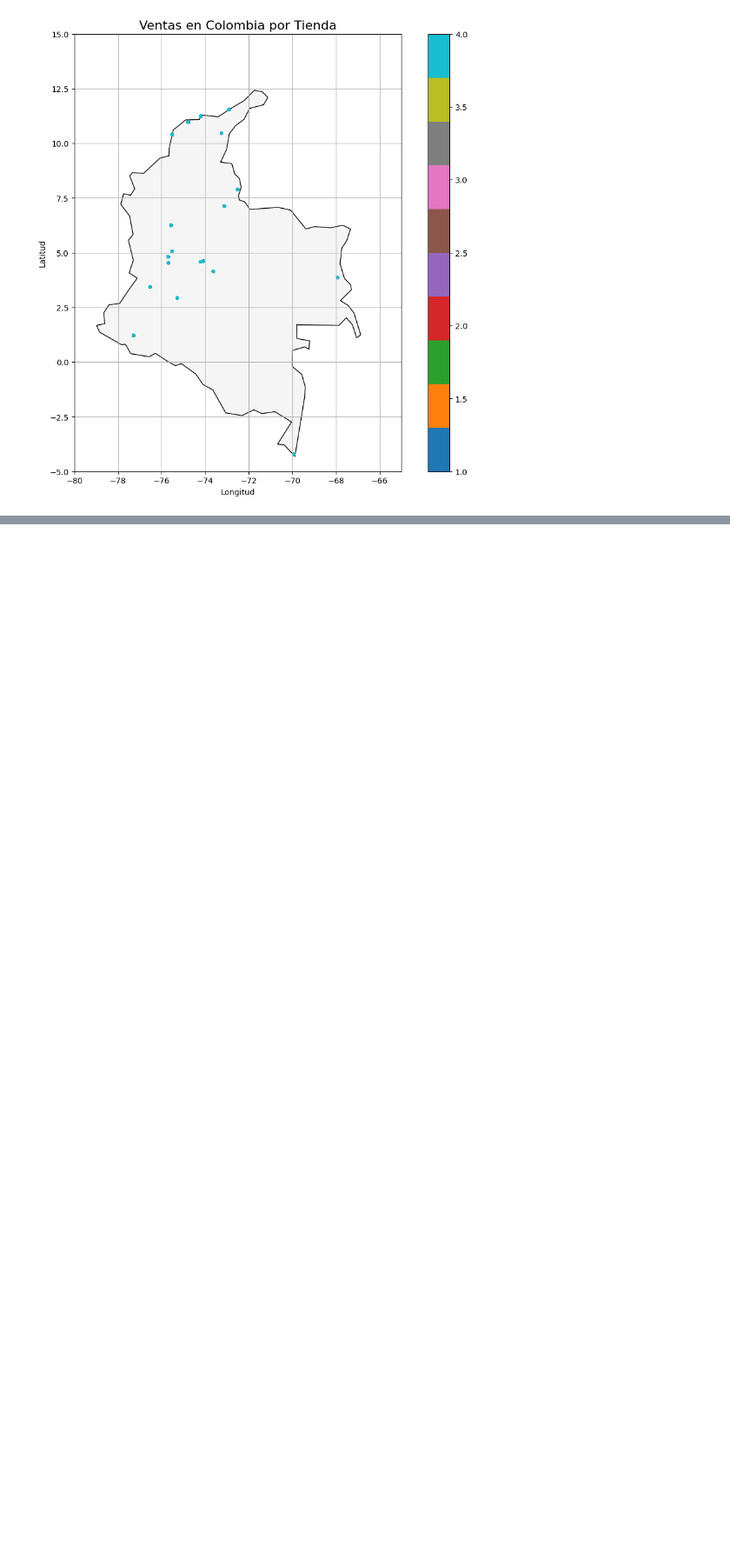
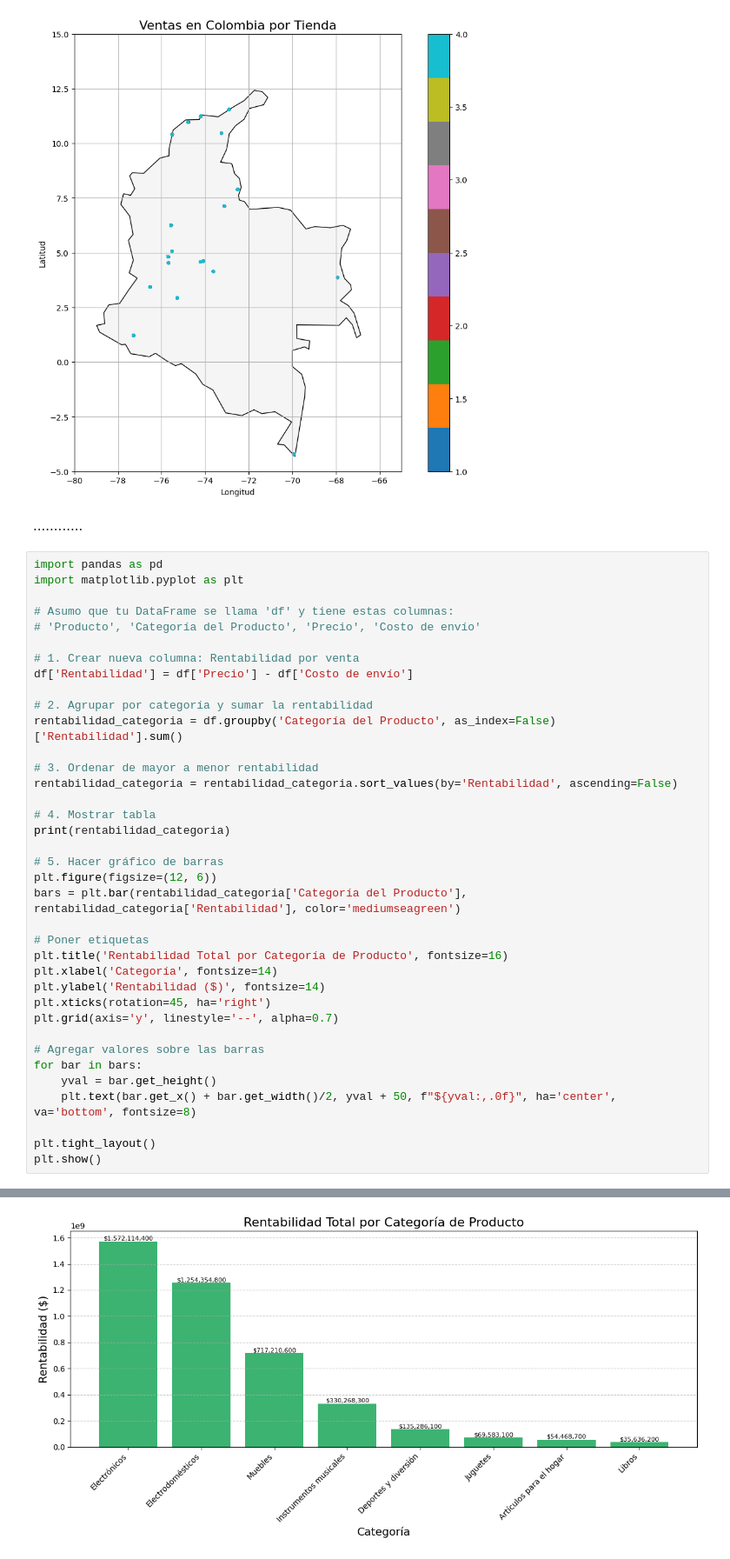
Before and after one commit to MaxCPietro/Challenge-PythonG8, a Jupyter notebook: AnalisisFacturacion_G8_C2.ipynb, the cells around one changed output, grey strips where cells are left out. Shown at 87% size. Saved outputs shown, nothing was run; the diff lists cells and outputs as text; blank space fills up the shorter version.

```diff
--- a/AnalisisFacturacion_G8_C2.ipynb
+++ b/AnalisisFacturacion_G8_C2.ipynb
@@ -810,3 +810,43 @@ ax.grid(True)
 plt.show()
 # %% [output]
 [figure]
+# %% [markdown]
+............
+# %%
+import pandas as pd
+import matplotlib.pyplot as plt
+
+# Asumo que tu DataFrame se llama 'df' y tiene estas columnas:
+# 'Producto', 'Categoría del Producto', 'Precio', 'Costo de envío'
+
+# 1. Crear nueva columna: Rentabilidad por venta
+df['Rentabilidad'] = df['Precio'] - df['Costo de envío']
+
+# 2. Agrupar por categoría y sumar la rentabilidad
+rentabilidad_categoria = df.groupby('Categoría del Producto', as_index=False)['Rentabilidad'].sum()
+
+# 3. Ordenar de mayor a menor rentabilidad
+rentabilidad_categoria = rentabilidad_categoria.sort_values(by='Rentabilidad', ascending=False)
+
+# 4. Mostrar tabla
+print(rentabilidad_categoria)
+
+# 5. Hacer gráfico de barras
+plt.figure(figsize=(12, 6))
+bars = plt.bar(rentabilidad_categoria['Categoría del Producto'], rentabilidad_categoria['Rentabilidad'], color='mediumseagreen')
+
+# Poner etiquetas
+plt.title('Rentabilidad Total por Categoría de Producto', fontsize=16)
+plt.xlabel('Categoría', fontsize=14)
+plt.ylabel('Rentabilidad ($)', fontsize=14)
+plt.xticks(rotation=45, ha='right')
+plt.grid(axis='y', linestyle='--', alpha=0.7)
+
+# Agregar valores sobre las barras
+for bar in bars:
+    yval = bar.get_height()
+    plt.text(bar.get_x() + bar.get_width()/2, yval + 50, f"${yval:,.0f}", ha='center', va='bottom', fontsize=8)
+
+plt.tight_layout()
+plt.show()
+# %% [output]
@@ -812,0 +862 @@ plt.show()
+[figure, added]
```
Also changed, not shown: parts of 3 cells of this notebook.
